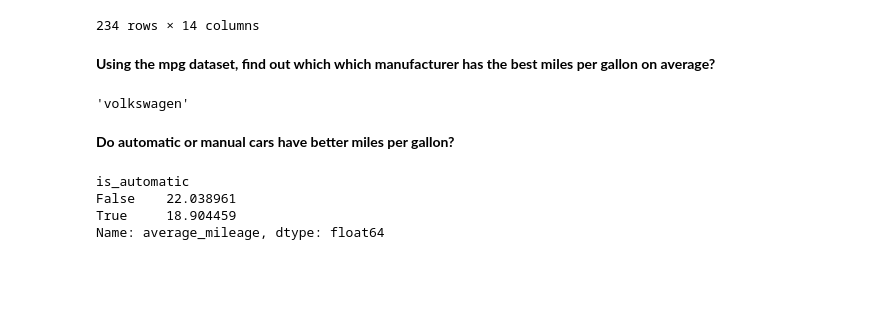
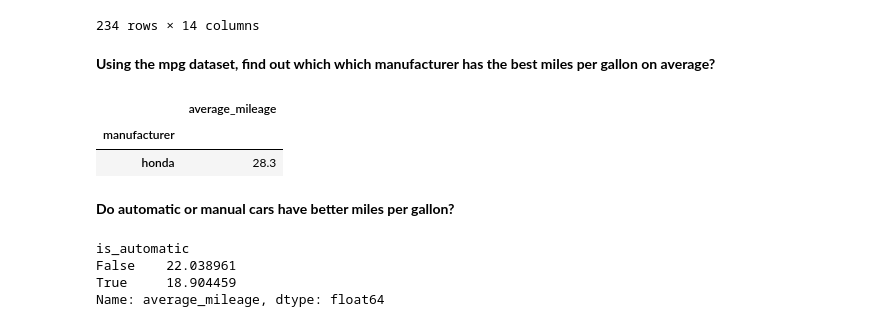
Before and after one commit to Jacob-Ball22/ds-libraries-exercises, a Jupyter notebook: advanced_dataframes.ipynb, the cells around one changed output. Drawn from its saved outputs; the diff is of its cells as text; code cells hidden in the pictures; blank space fills up the shorter version.

```diff
--- a/advanced_dataframes.ipynb
+++ b/advanced_dataframes.ipynb
@@ -359,10 +359,11 @@ mpg
 # %% [markdown]
 **Using the mpg dataset, find out which which manufacturer has the best miles per gallon on average?**
 # %%
-index_match = mpg.average_mileage.idxmax()
-mpg.manufacturer.iloc[index_match]
+mpg[['manufacturer','average_mileage']].groupby('manufacturer').mean().round(1).sort_values('average_mileage',ascending=False).head(1)
 # %% [output]
-'volkswagen'
+|  | average_mileage |
+| manufacturer |  |
+| honda | 28.3 |
 # %% [markdown]
 **Do automatic or manual cars have better miles per gallon?**
 # %%
```
Also changed, not shown: parts of 6 cells of this notebook.
